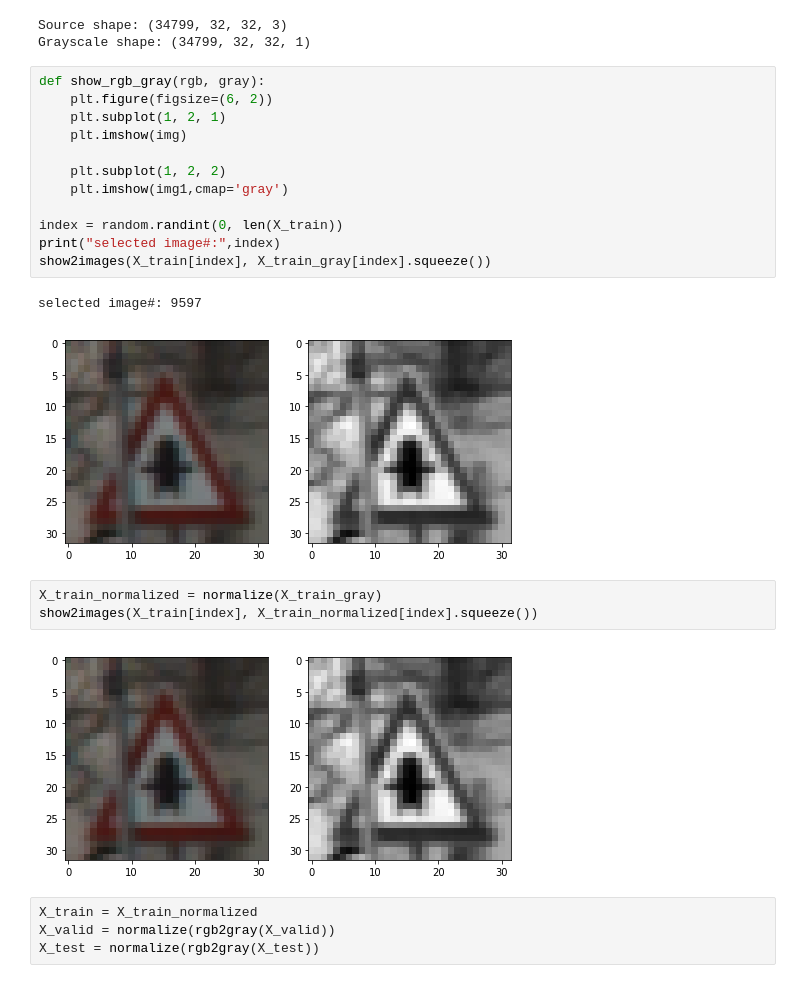
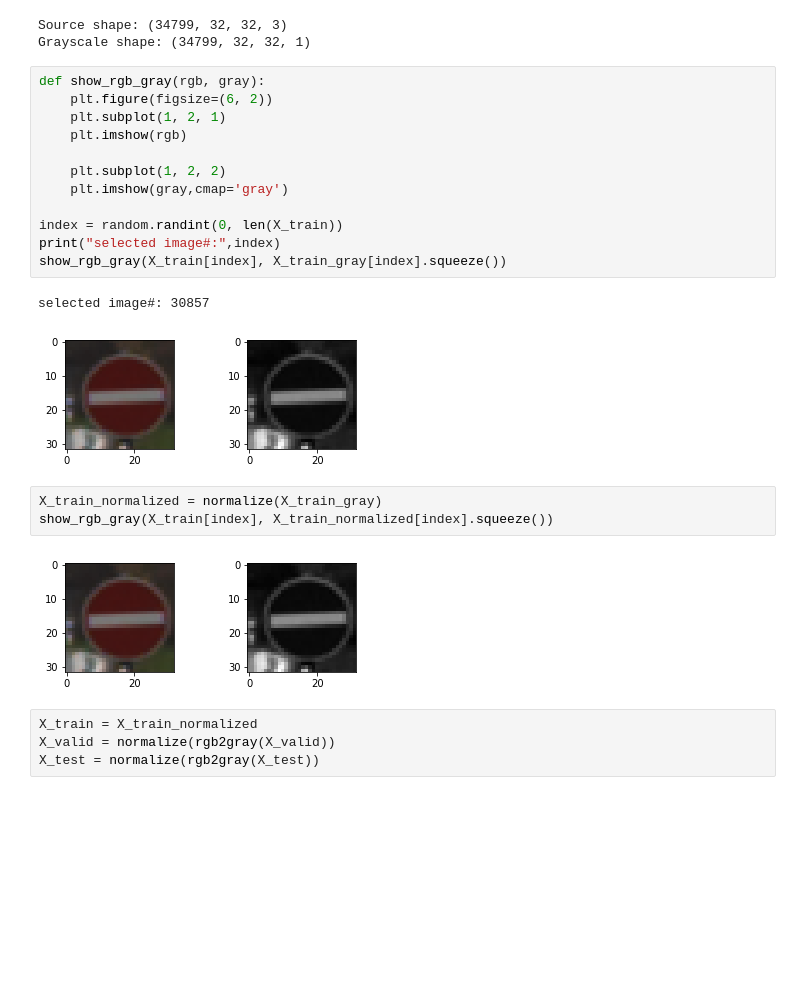
Before and after one commit to lizhang101/CarND, a Jupyter notebook: CarND-Traffic-Sign-Classifier-Project/Traffic_Sign_Classifier.ipynb, the cells around one changed output. Cells and saved outputs as stored; diff of their text form; blank space fills up the shorter version.

```diff
--- a/CarND-Traffic-Sign-Classifier-Project/Traffic_Sign_Classifier.ipynb
+++ b/CarND-Traffic-Sign-Classifier-Project/Traffic_Sign_Classifier.ipynb
@@ -187,23 +187,23 @@ Grayscale shape: (34799, 32, 32, 1)
 # %%
 def show_rgb_gray(rgb, gray):
     plt.figure(figsize=(6, 2))
     plt.subplot(1, 2, 1)
-    plt.imshow(img)
+    plt.imshow(rgb)
 
     plt.subplot(1, 2, 2)
-    plt.imshow(img1,cmap='gray')
+    plt.imshow(gray,cmap='gray')
 
 index = random.randint(0, len(X_train))
 print("selected image#:",index)
-show2images(X_train[index], X_train_gray[index].squeeze())
+show_rgb_gray(X_train[index], X_train_gray[index].squeeze())
 # %% [output]
-selected image#: 9597
+selected image#: 30857
-[figure, old version]
+[figure, new version]
 # %%
 X_train_normalized = normalize(X_train_gray)
-show2images(X_train[index], X_train_normalized[index].squeeze())
+show_rgb_gray(X_train[index], X_train_normalized[index].squeeze())
 # %% [output]
-[figure, old version]
+[figure, new version]
 # %%
 X_train = X_train_normalized
 X_valid = normalize(rgb2gray(X_valid))
```
Also changed, not shown: parts of 3 cells of this notebook.
